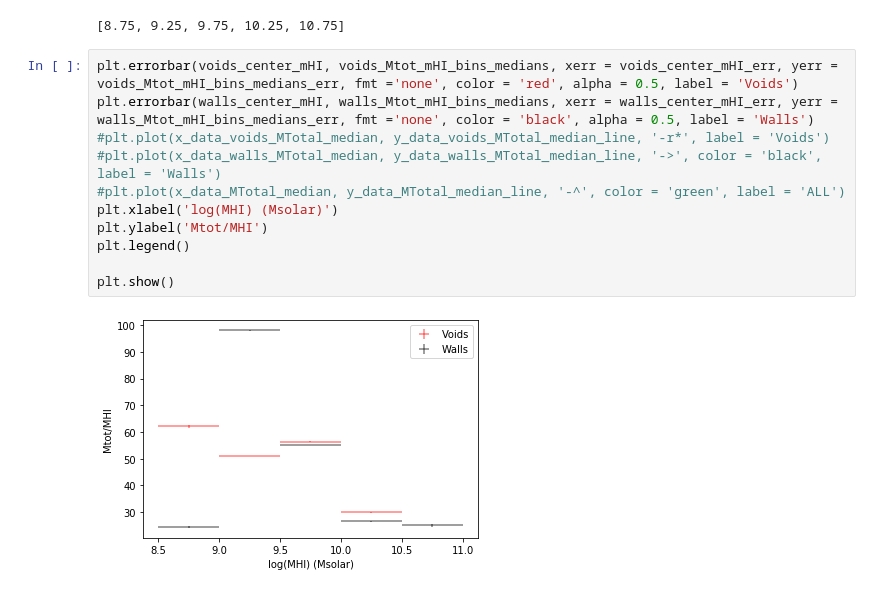
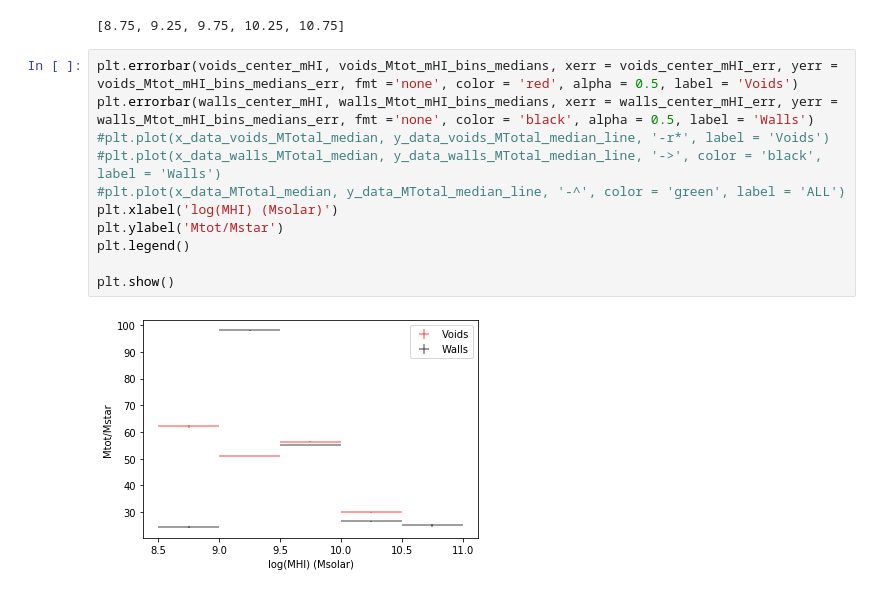
Before and after one commit to usiam/Summer-20_Galactic-Rotation-Curves-And-Dark-Matter, a Jupyter notebook: 07.mass_WF50_scatter_and_median_plots.ipynb, the cells around one changed output. Drawn from its saved outputs; the diff is of its cells as text.

Commit message:
typos fixed in the last plot

```diff
--- a/07.mass_WF50_scatter_and_median_plots.ipynb
+++ b/07.mass_WF50_scatter_and_median_plots.ipynb
@@ -701,13 +701,13 @@ print(walls_center_mHI)
 # %%
 plt.errorbar(voids_center_mHI, voids_Mtot_mHI_bins_medians, xerr = voids_center_mHI_err, yerr = voids_Mtot_mHI_bins_medians_err, fmt ='none', color = 'red', alpha = 0.5, label = 'Voids')
 plt.errorbar(walls_center_mHI, walls_Mtot_mHI_bins_medians, xerr = walls_center_mHI_err, yerr = walls_Mtot_mHI_bins_medians_err, fmt ='none', color = 'black', alpha = 0.5, label = 'Walls')
 #plt.plot(x_data_voids_MTotal_median, y_data_voids_MTotal_median_line, '-r*', label = 'Voids')
 #plt.plot(x_data_walls_MTotal_median, y_data_walls_MTotal_median_line, '->', color = 'black', label = 'Walls')
 #plt.plot(x_data_MTotal_median, y_data_MTotal_median_line, '-^', color = 'green', label = 'ALL')
 plt.xlabel('log(MHI) (Msolar)')
-plt.ylabel('Mtot/MHI')
+plt.ylabel('Mtot/Mstar')
 plt.legend()
 
 plt.show()
 # %% [output]
-[figure, old version]
+[figure, new version]
```
